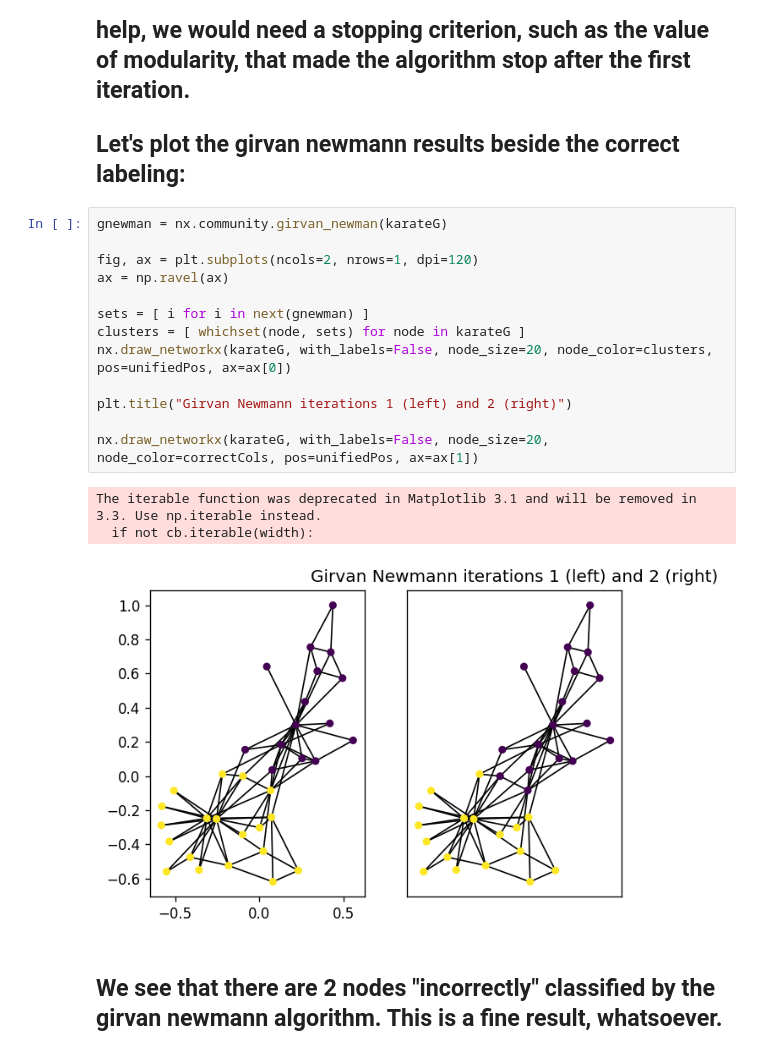
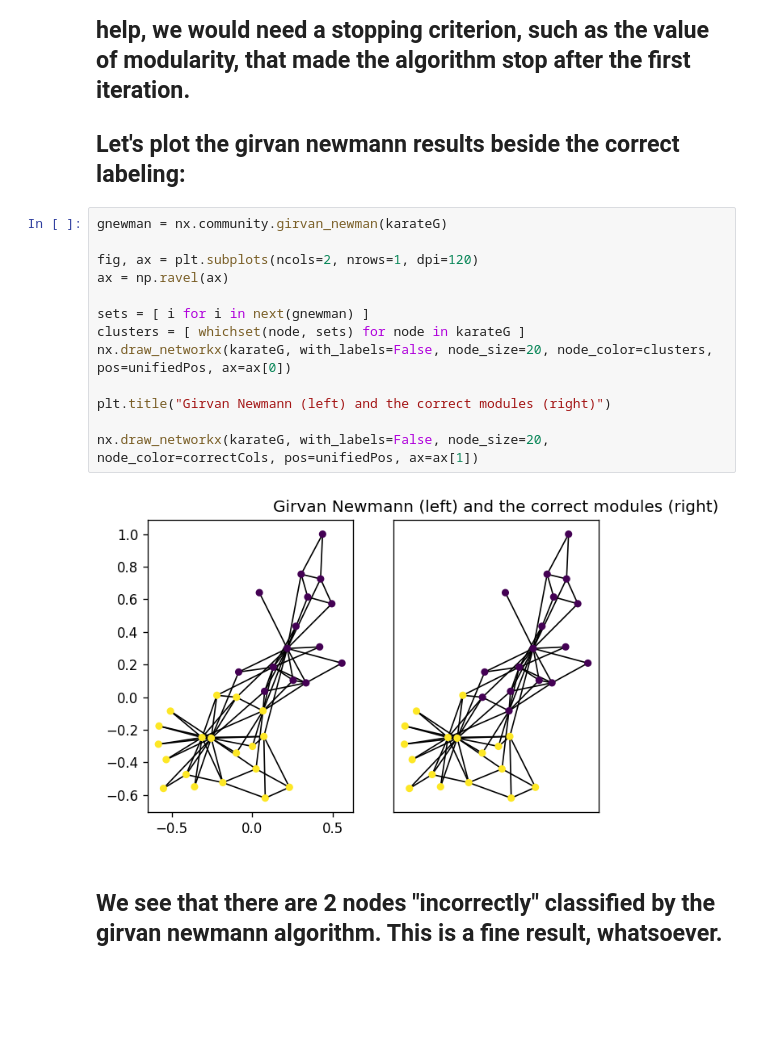
Before and after one commit to matheushjs/sandbox, a Jupyter notebook: complex_nets/lista2.ipynb, the cells around one changed output. Saved outputs shown, nothing was run; the diff lists cells and outputs as text; blank space fills up the shorter version.

```diff
--- a/complex_nets/lista2.ipynb
+++ b/complex_nets/lista2.ipynb
@@ -1028,20 +1059,18 @@ Text(0.5, 1.0, 'Louvain')
 # %%
 gnewman = nx.community.girvan_newman(karateG)
 
 fig, ax = plt.subplots(ncols=2, nrows=1, dpi=120)
 ax = np.ravel(ax)
 
 sets = [ i for i in next(gnewman) ]
 clusters = [ whichset(node, sets) for node in karateG ]
 nx.draw_networkx(karateG, with_labels=False, node_size=20, node_color=clusters, pos=unifiedPos, ax=ax[0])
 
-plt.title("Girvan Newmann iterations 1 (left) and 2 (right)")
+plt.title("Girvan Newmann (left) and the correct modules (right)")
 
 nx.draw_networkx(karateG, with_labels=False, node_size=20, node_color=correctCols, pos=unifiedPos, ax=ax[1])
 # %% [output]
-The iterable function was deprecated in Matplotlib 3.1 and will be removed in 3.3. Use np.iterable instead.
-  if not cb.iterable(width):
-[figure, old version]
+[figure, new version]
 # %% [markdown]
 ## We see that there are 2 nodes "incorrectly" classified by the girvan newmann algorithm. This is a fine result, whatsoever.
 # %% [markdown]
```
Also changed, not shown: parts of 16 cells of this notebook.
